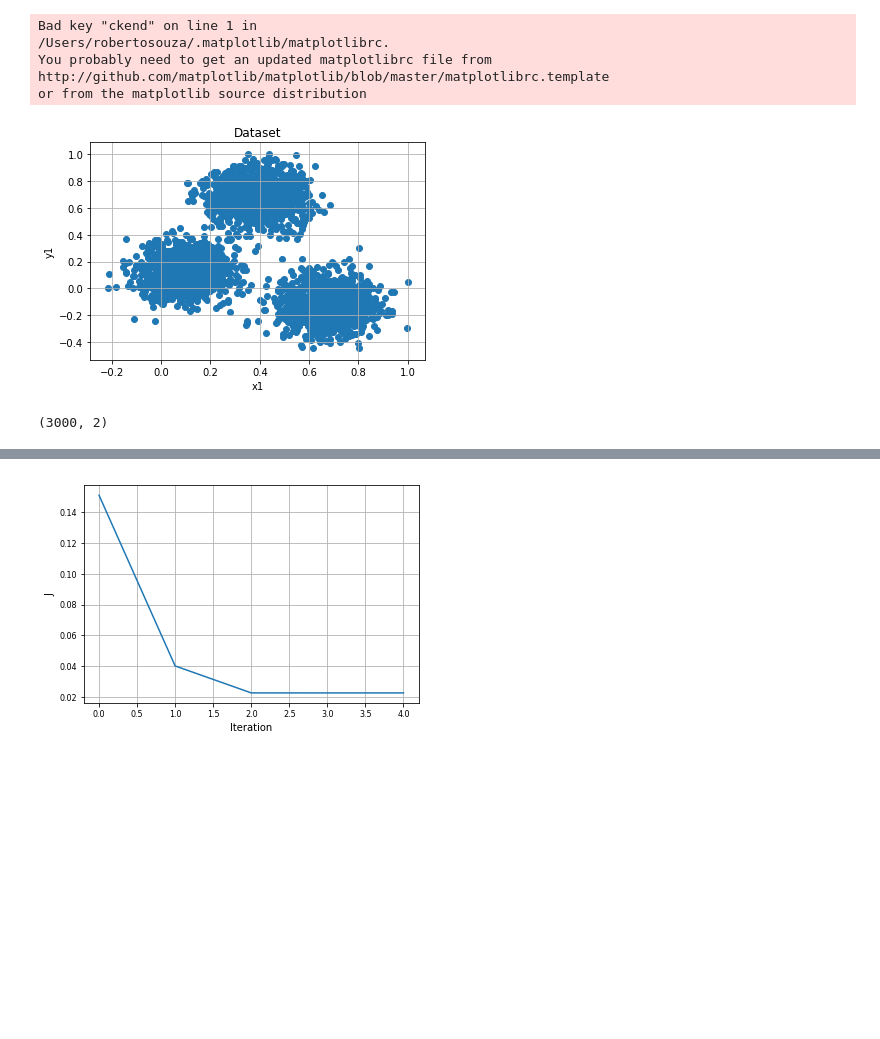
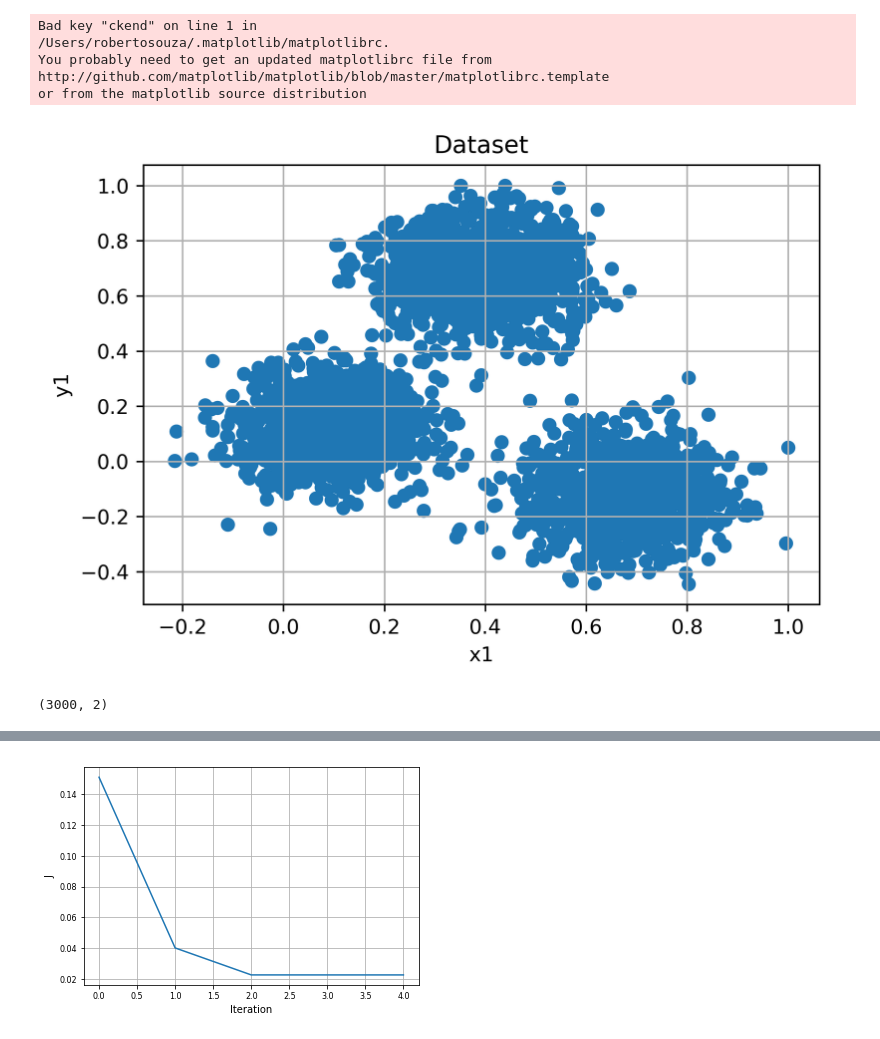
Before and after one commit to rmsouza01/ML101, a Jupyter notebook: JNotebooks/kmeans_numpy.ipynb, the cells around one changed output, grey strips where cells are left out. Cells and saved outputs as stored; diff of their text form; code cells hidden in the pictures; blank space fills up the shorter version.

```diff
--- a/JNotebooks/kmeans_numpy.ipynb
+++ b/JNotebooks/kmeans_numpy.ipynb
@@ -54,18 +54,18 @@ or from the matplotlib source distribution
 # %%
 data = np.loadtxt("../Data/xclara.csv",delimiter = ',',skiprows=1)
 #data = data[:,1:]
 data = data/data.max(axis = 0)
 
-plt.figure()
+plt.figure(dpi = 450)
 plt.scatter(data[:,0],data[:,1])
 plt.grid()
 plt.title("Dataset")
 plt.xlabel("x1")
 plt.ylabel("y1")
 plt.show()
 print data.shape
 # %% [output]
-[figure, old version]
+[figure, new version]
 (3000, 2)
 # %%
 def kmeans(data,centroids,niterations = 10):
```
Also changed, not shown: parts of 1 cell of this notebook.
